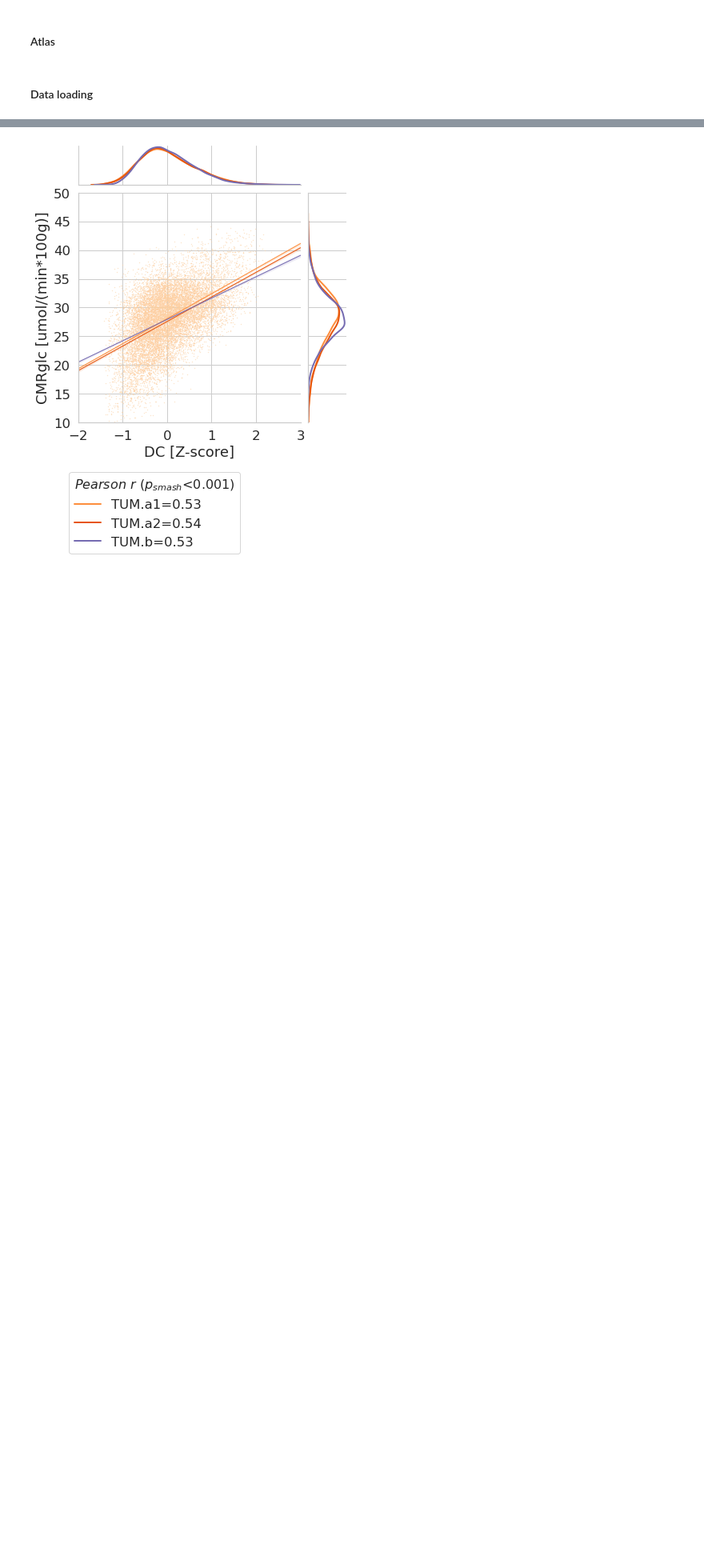
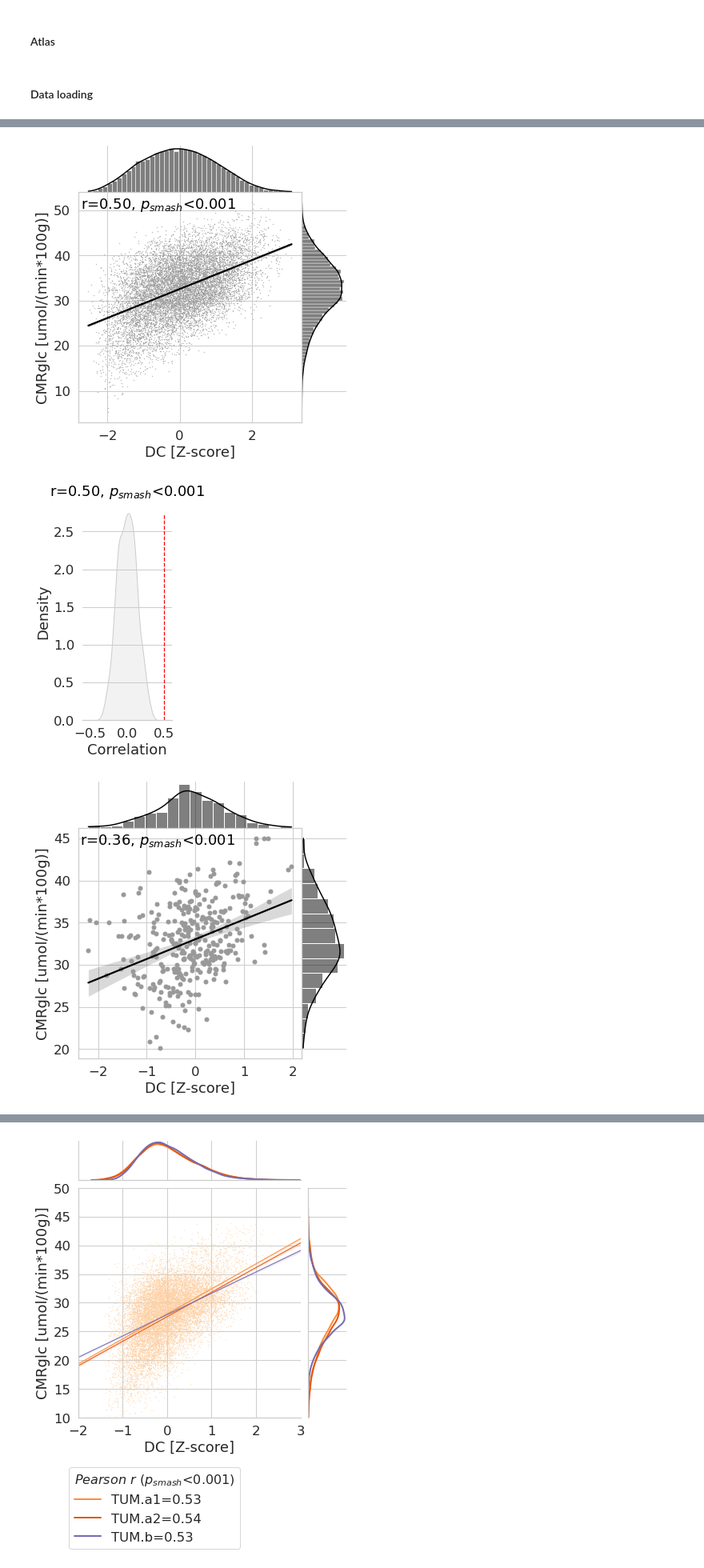
Before and after one commit to NeuroenergeticsLab/energetic_costs, a Jupyter notebook: scripts/Manuscript Figures.ipynb, the cells around one changed output, grey strips where cells are left out. Shown at 80% size. Drawn from its saved outputs; the diff is of its cells as text; code cells hidden in the pictures; blank space fills up the shorter version.

Commit message:
Figure 1A added

```diff
--- a/scripts/Manuscript Figures.ipynb
+++ b/scripts/Manuscript Figures.ipynb
@@ -142,0 +160,38 @@ else:
+# %%
+reference_site = 'TUM'
+reference_cohort = 'a1'
+example_sid = 20
+example_ind_vox_vals = all_ind_vox_vals[(all_ind_vox_vals.sid==cohorts_metadata[reference_site][reference_cohort]['sub_pref'] % example_sid) & (all_ind_vox_vals.cohort==f'{reference_site}.{reference_cohort}')].copy()
+
+## Surface representation
+#src.functions.plot_surf(src.functions.metric2mmp(example_ind_vox_vals,y_var,'roi_id')[1:],os.path.join(results_dir,'figures',f'fig1A_surf-{y_var}'),
+#          cmap=ListedColormap(np.concatenate((np.array(gray_c)[np.newaxis,:],getattr(plt.cm,'cividis')(np.arange(0,getattr(plt.cm,'cividis').N))))),
+#          show_colorbar=True,vlow=10,vhigh=90,fig_title='individual CMRglc')
+#src.functions.plot_surf(src.functions.metric2mmp(example_ind_vox_vals,x_var,'roi_id')[1:],os.path.join(results_dir,'figures',f'fig1A_surf-{x_var}'),
+#          cmap=ListedColormap(np.concatenate((np.array(gray_c)[np.newaxis,:],getattr(plt.cm,'viridis')(np.arange(0,getattr(plt.cm,'viridis').N))))),
+#          show_colorbar=True,vlow=10,vhigh=90,fig_title='individual DC')
+#
+
+## Individual voxelwise scatterplot
+r_param,_=stats.pearsonr(example_ind_vox_vals.loc[example_ind_vox_vals[conn_metric].notnull(),x_var],example_ind_vox_vals.loc[example_ind_vox_vals[conn_metric].notnull(),y_var])
+p_np = nonparp(r_param, cohorts_metadata[reference_site][reference_cohort]['individual_smash'][example_sid][f'smash_{x_var}-{y_var}'])
+p_np = p_np if p_np>0 else 0.00001
+g = src.functions.plot_joint(example_ind_vox_vals[x_var],example_ind_vox_vals[y_var],s=s,robust=False,kdeplot=False,truncate=True,
+                             xlim0=False,y_label=ylabel,x_label=xlabel,return_plot_var=True,p_smash=p_np)
+
+## Smash random distribution
+plt.figure(figsize=(2,5))
+src.functions.plot_rnd_dist(cohorts_metadata[reference_site][reference_cohort]['individual_smash'][example_sid][f'smash_{x_var}-{y_var}'],
+                            r_param,p_np,plt.gca(),xlabel=xlabel,ylabel=ylabel,xlim=(-0.5,0.5),print_text=True)
+
+## Individual ROIwise scatterplot
+example_ind_roi_vals = example_ind_vox_vals.groupby('roi_id').median()
+r_roi_param,_=stats.pearsonr(example_ind_roi_vals[x_var],example_ind_roi_vals[y_var])
+p_roi_np = nonparp(r_roi_param, cohorts_metadata[reference_site][reference_cohort]['individual_smash'][example_sid][f'smash_{x_var}-{y_var}'])
+p_roi_np = p_roi_np if p_roi_np>0 else 0.00001
+g = src.functions.plot_joint(example_ind_roi_vals[x_var],example_ind_roi_vals[y_var],s=25,robust=False,kdeplot=False,truncate=True,
+                             xlim0=False,y_label=ylabel,x_label=xlabel,return_plot_var=True,p_smash=p_roi_np)
+# %% [output]
+[figure, added]
+[figure, added]
+[figure, added]
```
Also changed, not shown: parts of 12 cells of this notebook, 4 other files.
